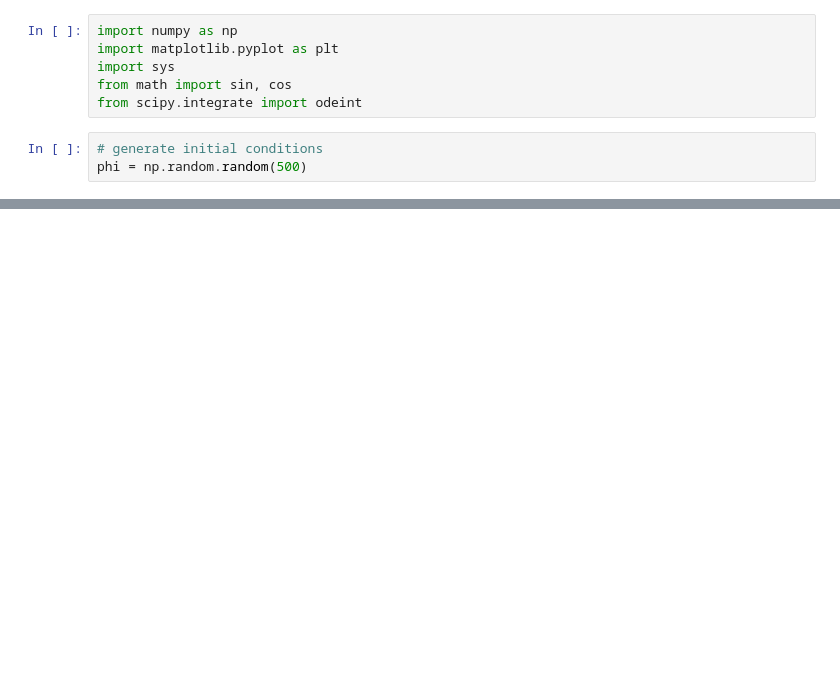
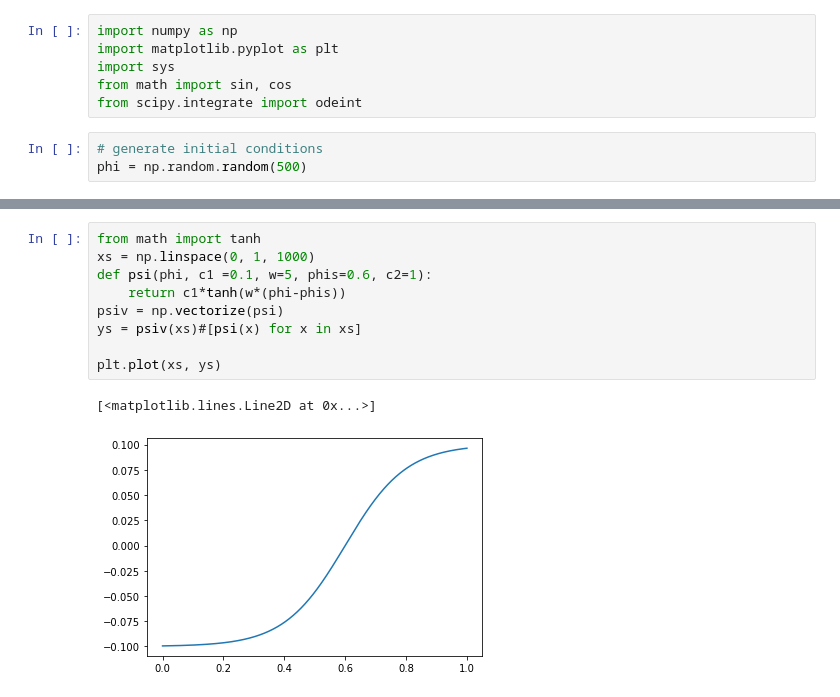
Before and after one commit to Julians42/AM205_Final_Project, a Jupyter notebook: Erode_1D.ipynb, the cells around one changed output, grey strips where cells are left out. Drawn from its saved outputs; the diff is of its cells as text; blank space fills up the shorter version.

```diff
--- a/Erode_1D.ipynb
+++ b/Erode_1D.ipynb
@@ -74,0 +82,12 @@ plt.plot(np.linspace(0,1,500), steps[999])
+# %%
+from math import tanh
+xs = np.linspace(0, 1, 1000)
+def psi(phi, c1 =0.1, w=5, phis=0.6, c2=1):
+    return c1*tanh(w*(phi-phis))
+psiv = np.vectorize(psi)
+ys = psiv(xs)#[psi(x) for x in xs]
+
+plt.plot(xs, ys)
+# %% [output]
+[<matplotlib.lines.Line2D at 0x...>]
+[figure, added]
```
Also changed, not shown: parts of 2 cells of this notebook, 2 other files.
